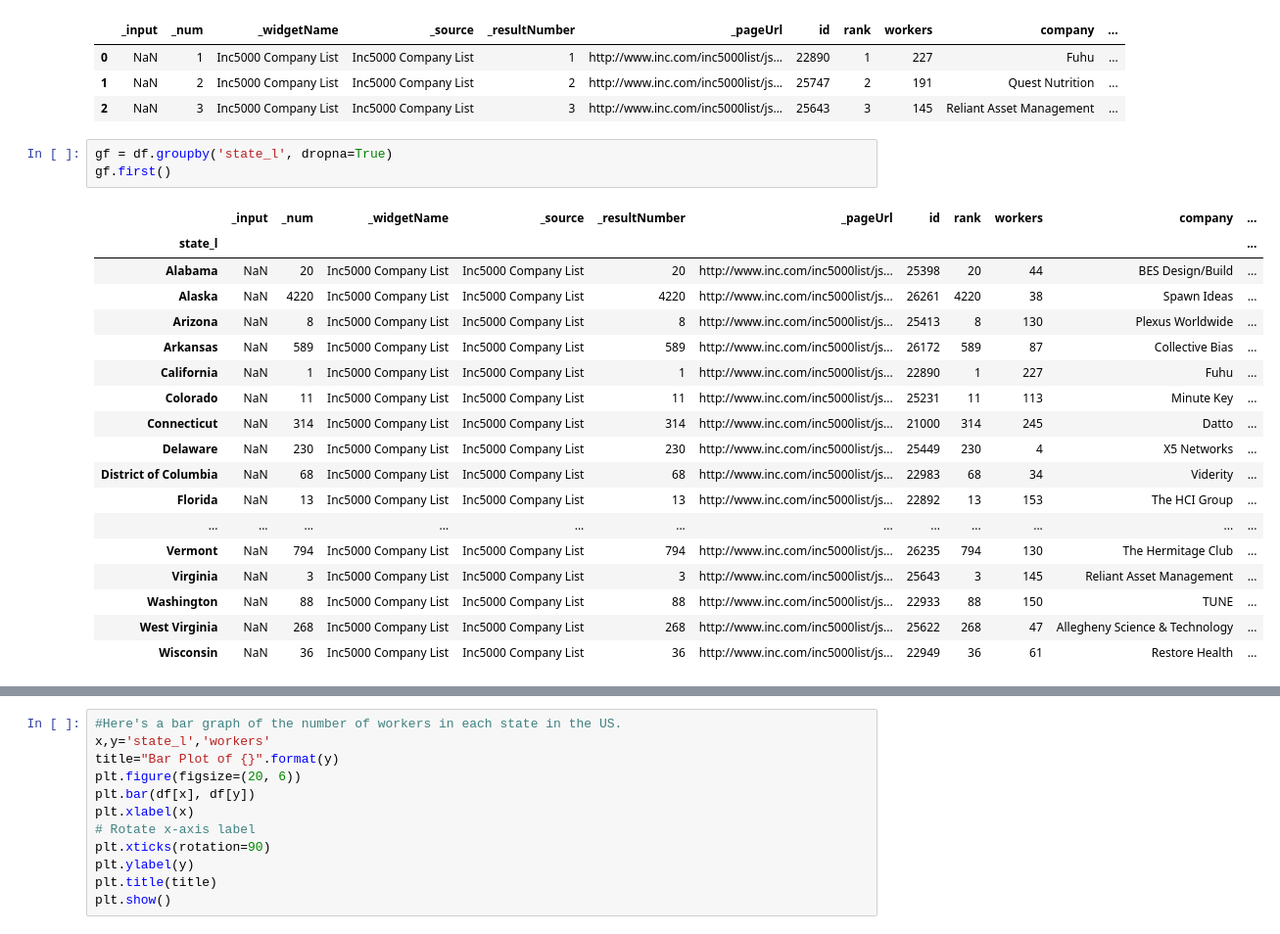
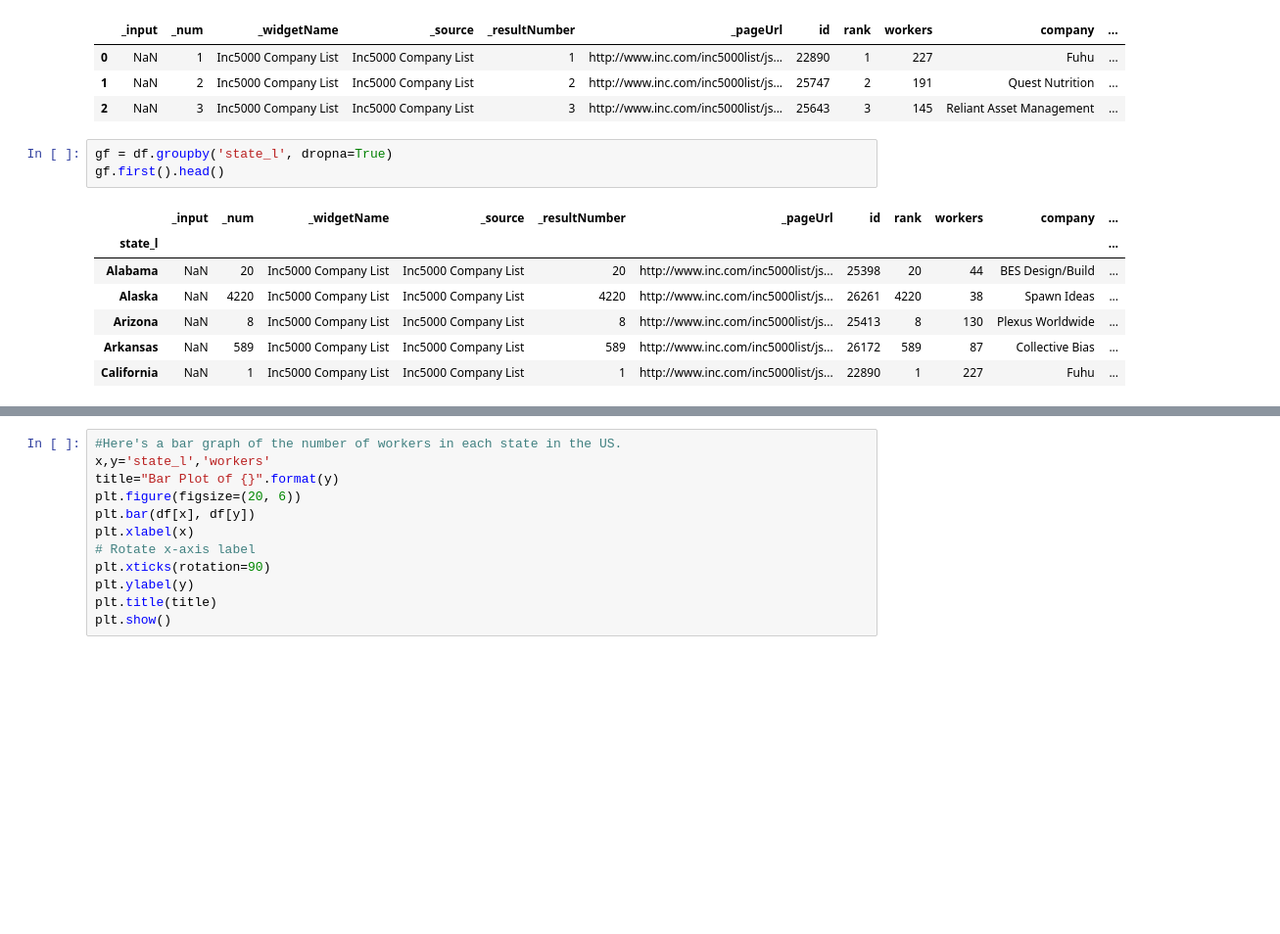
Before and after one commit to VipDataTool/Jupyter_Notebook_Demo, a Jupyter notebook: Demo_AI_Notebook.ipynb, the cells around one changed output, grey strips where cells are left out. Shown at 98% size. Saved outputs shown, nothing was run; the diff lists cells and outputs as text; blank space fills up the shorter version.

```diff
--- a/Demo_AI_Notebook.ipynb
+++ b/Demo_AI_Notebook.ipynb
@@ -109,24 +109,13 @@ df.head(3)
 | 2 | NaN | 3 | Inc5000 Company List | Inc5000 Company List | 3 | http://www.inc.com/inc5000list/js... | 25643 | 3 | 145 | Reliant Asset Management | ... |
 # %%
 gf = df.groupby('state_l', dropna=True)
-gf.first()
+gf.first().head()
 # %% [output]
 |  | _input | _num | _widgetName | _source | _resultNumber | _pageUrl | id | rank | workers | company | ... |
 | state_l |  |  |  |  |  |  |  |  |  |  | ... |
 | Alabama | NaN | 20 | Inc5000 Company List | Inc5000 Company List | 20 | http://www.inc.com/inc5000list/js... | 25398 | 20 | 44 | BES Design/Build | ... |
 | Alaska | NaN | 4220 | Inc5000 Company List | Inc5000 Company List | 4220 | http://www.inc.com/inc5000list/js... | 26261 | 4220 | 38 | Spawn Ideas | ... |
 | Arizona | NaN | 8 | Inc5000 Company List | Inc5000 Company List | 8 | http://www.inc.com/inc5000list/js... | 25413 | 8 | 130 | Plexus Worldwide | ... |
 | Arkansas | NaN | 589 | Inc5000 Company List | Inc5000 Company List | 589 | http://www.inc.com/inc5000list/js... | 26172 | 589 | 87 | Collective Bias | ... |
 | California | NaN | 1 | Inc5000 Company List | Inc5000 Company List | 1 | http://www.inc.com/inc5000list/js... | 22890 | 1 | 227 | Fuhu | ... |
-| Colorado | NaN | 11 | Inc5000 Company List | Inc5000 Company List | 11 | http://www.inc.com/inc5000list/js... | 25231 | 11 | 113 | Minute Key | ... |
-| Connecticut | NaN | 314 | Inc5000 Company List | Inc5000 Company List | 314 | http://www.inc.com/inc5000list/js... | 21000 | 314 | 245 | Datto | ... |
-| Delaware | NaN | 230 | Inc5000 Company List | Inc5000 Company List | 230 | http://www.inc.com/inc5000list/js... | 25449 | 230 | 4 | X5 Networks | ... |
-| District of Columbia | NaN | 68 | Inc5000 Company List | Inc5000 Company List | 68 | http://www.inc.com/inc5000list/js... | 22983 | 68 | 34 | Viderity | ... |
-| Florida | NaN | 13 | Inc5000 Company List | Inc5000 Company List | 13 | http://www.inc.com/inc5000list/js... | 22892 | 13 | 153 | The HCI Group | ... |
-| ... | ... | ... | ... | ... | ... | ... | ... | ... | ... | ... | ... |
-| Vermont | NaN | 794 | Inc5000 Company List | Inc5000 Company List | 794 | http://www.inc.com/inc5000list/js... | 26235 | 794 | 130 | The Hermitage Club | ... |
-| Virginia | NaN | 3 | Inc5000 Company List | Inc5000 Company List | 3 | http://www.inc.com/inc5000list/js... | 25643 | 3 | 145 | Reliant Asset Management | ... |
-| Washington | NaN | 88 | Inc5000 Company List | Inc5000 Company List | 88 | http://www.inc.com/inc5000list/js... | 22933 | 88 | 150 | TUNE | ... |
-| West Virginia | NaN | 268 | Inc5000 Company List | Inc5000 Company List | 268 | http://www.inc.com/inc5000list/js... | 25622 | 268 | 47 | Allegheny Science & Technology | ... |
-| Wisconsin | NaN | 36 | Inc5000 Company List | Inc5000 Company List | 36 | http://www.inc.com/inc5000list/js... | 22949 | 36 | 61 | Restore Health | ... |
 # %%
```
Also changed, not shown: parts of 3 cells of this notebook.
